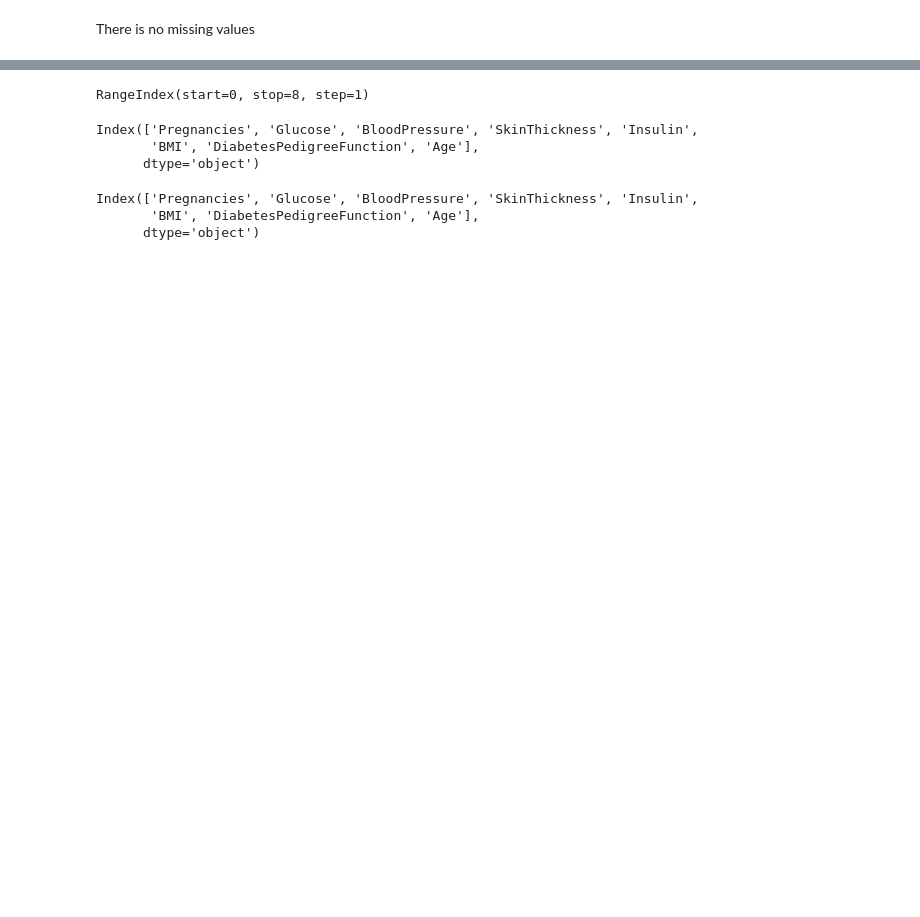
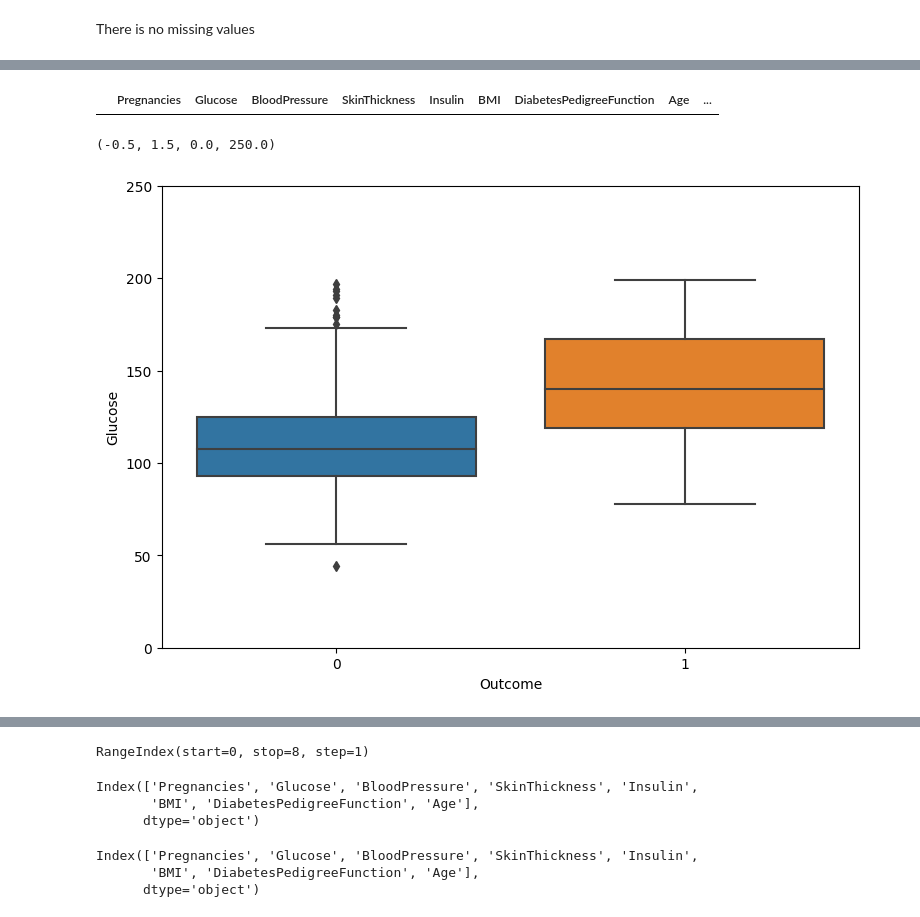
Before and after one commit to Ranaal-suffi/ml-project-supervised-learning, a Jupyter notebook: Supervised Learning - Project.ipynb, the cells around one changed output, grey strips where cells are left out. Drawn from its saved outputs; the diff is of its cells as text; code cells hidden in the pictures; blank space fills up the shorter version.

```diff
--- a/Supervised Learning - Project.ipynb
+++ b/Supervised Learning - Project.ipynb
@@ -145,0 +165,5 @@ There is no missing values
+# %%
+#replaceing 0 value with the mean in the BMI column
+data.loc[data['BMI'] == 0.0, 'BMI'] = data['BMI'].mean()
+#check to make sure they are removed
+data[data['BMI'] == 0.0]
@@ -145,0 +182,16 @@ There is no missing values
+# %%
+#replaceing 0 value with the mean for the glucose column
+data.loc[data['Glucose'] == 0.0, 'Glucose'] = data['Glucose'].mean()
+#check to make sure they are removed
+data[data['Glucose'] == 0.0]
+# %% [output]
+|  | Pregnancies | Glucose | BloodPressure | SkinThickness | Insulin | BMI | DiabetesPedigreeFunction | Age | ... |
+# %%
+#What is the average glucose level for individuals with diabetes and without diabetes? it didn't change even after replacing the
+#0.0 values with mean
+f, ax = plt.subplots(figsize=(9, 6))
+fig = sns.boxplot(y=data['Glucose'], x = data['Outcome'], data = data)
+fig.axis(ymin=0, ymax=250)
+# %% [output]
+(-0.5, 1.5, 0.0, 250.0)
+[figure, added]
```
Also changed, not shown: parts of 77 cells of this notebook, 1 other file.
